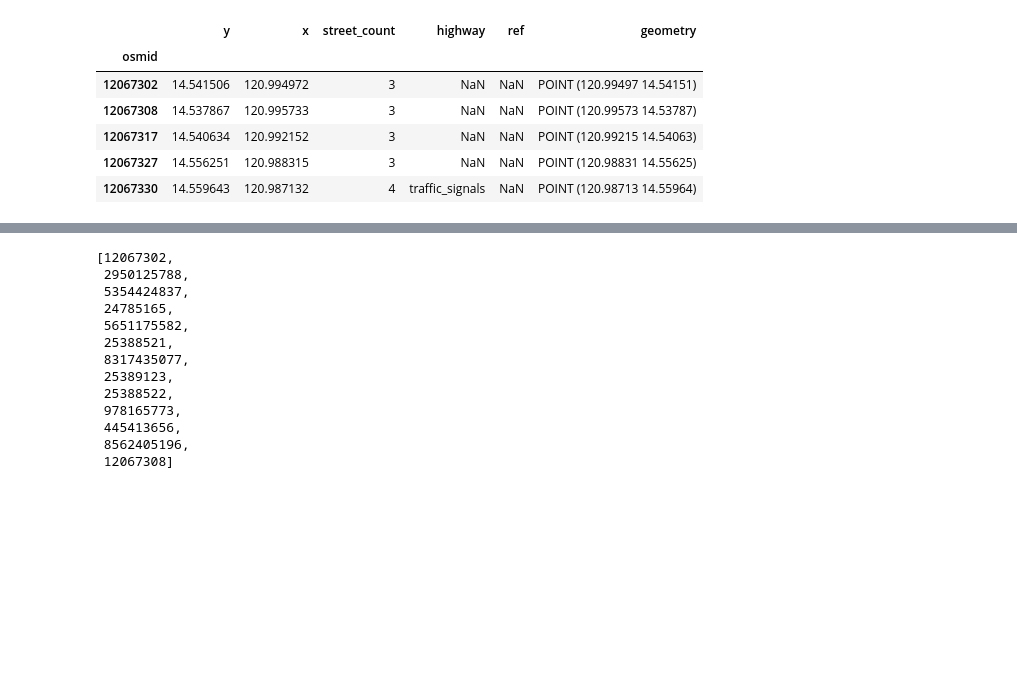
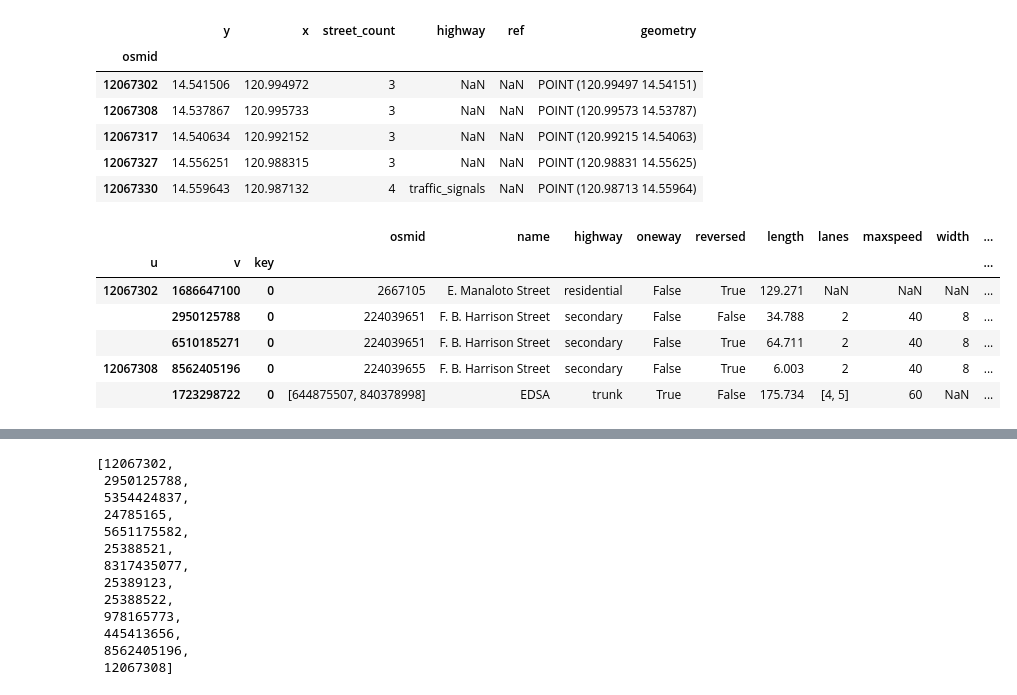
Before and after one commit to Nick-Miras/JeepneyRerouting, a Jupyter notebook: notebooks/monte_carlo_simulation.ipynb, the cells around one changed output, grey strips where cells are left out. Cells and saved outputs as stored; diff of their text form; code cells hidden in the pictures; blank space fills up the shorter version.

```diff
--- a/notebooks/monte_carlo_simulation.ipynb
+++ b/notebooks/monte_carlo_simulation.ipynb
@@ -209,3 +307,13 @@ gdf_nodes.head()
 | 12067317 | 14.540634 | 120.992152 | 3 | NaN | NaN | POINT (120.99215 14.54063) |
 | 12067327 | 14.556251 | 120.988315 | 3 | NaN | NaN | POINT (120.98831 14.55625) |
 | 12067330 | 14.559643 | 120.987132 | 4 | traffic_signals | NaN | POINT (120.98713 14.55964) |
+# %%
+gdf_edges.head()
+# %% [output]
+|  |  |  | osmid | name | highway | oneway | reversed | length | lanes | maxspeed | width | ... |
+| u | v | key |  |  |  |  |  |  |  |  |  | ... |
+| 12067302 | 1686647100 | 0 | 2667105 | E. Manaloto Street | residential | False | True | 129.271 | NaN | NaN | NaN | ... |
+|  | 2950125788 | 0 | 224039651 | F. B. Harrison Street | secondary | False | False | 34.788 | 2 | 40 | 8 | ... |
+|  | 6510185271 | 0 | 224039651 | F. B. Harrison Street | secondary | False | True | 64.711 | 2 | 40 | 8 | ... |
+| 12067308 | 8562405196 | 0 | 224039655 | F. B. Harrison Street | secondary | False | True | 6.003 | 2 | 40 | 8 | ... |
+|  | 1723298722 | 0 | [644875507, 840378998] | EDSA | trunk | True | False | 175.734 | [4, 5] | 60 | NaN | ... |
```
Also changed, not shown: parts of 18 cells of this notebook.
